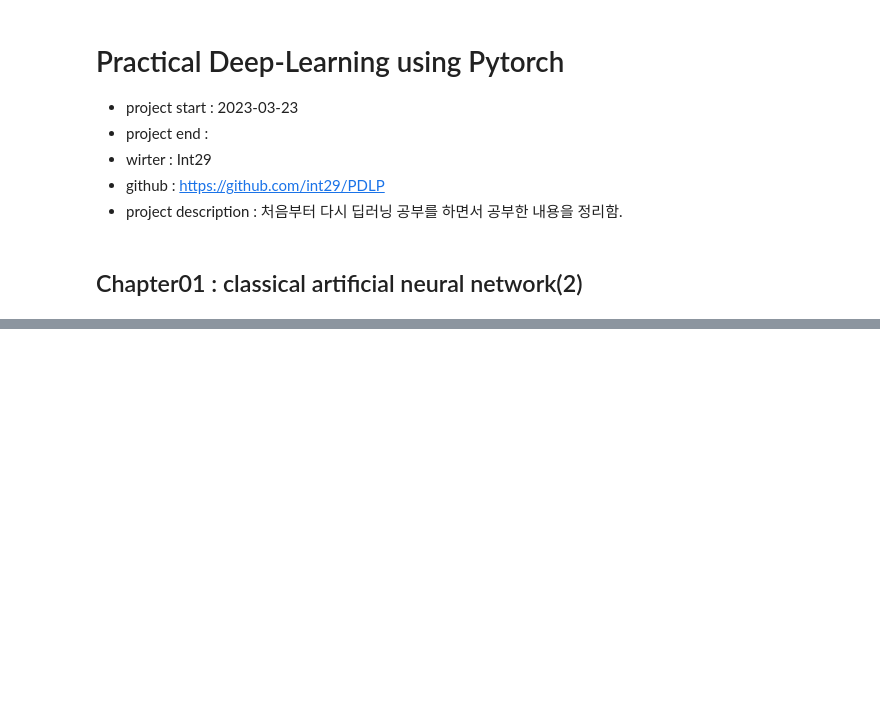
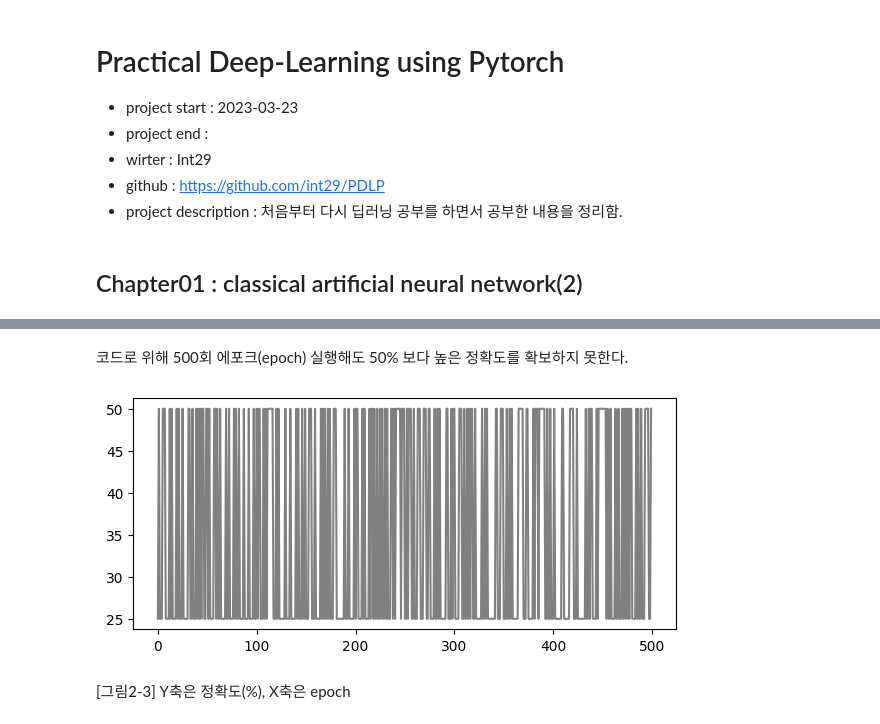
Before and after one commit to int29/PDLP, a Jupyter notebook: ch01_classical_neural_network/02_feed forward neural network.ipynb, the cells around one changed output, grey strips where cells are left out. Saved outputs shown, nothing was run; the diff lists cells and outputs as text; code cells hidden in the pictures; blank space fills up the shorter version.

```diff
--- a/ch01_classical_neural_network/02_feed forward neural network.ipynb
+++ b/ch01_classical_neural_network/02_feed forward neural network.ipynb
@@ -300,5 +9,0 @@ for n in range(0,10):
-# %%
-for n in range(0,20):
-    pct = Perceptron(eta=0.0005, n_iter=n)
-    pct.fit(X,y)
-    print(f'반복횟수 : {n} 회 일 때, 가중치(w)는 {pct.w_} 이고, 편향(b)는 {pct.b_}, 예측결과는 {pct.predict(X)} 입니다.')
@@ -354,17 +9,0 @@ print(f'퍼셉트론이 학습한 편향은 : {pct.b_} 입니다.')
-# %%
-# NAND 문제 데이터 정의
-X = np.array([[0, 0], [0, 1], [1, 0], [1, 1]])
-y = np.array([[1], [1], [1], [0]])
-
-# 퍼셉트론 정의 및 학습, 하이퍼파라미터는 0.05와 100회반복으로 설정
-pct = Perceptron(eta=0.1, n_iter=100)
-pct.fit(X,y)
-
-# 예측
-print(f'예측결과는 {pct.predict(X)} 입니다.')
-
-# 가중치 벡터 확인
-print(f'퍼셉트론이 학습한 가중치는 : {pct.w_} 입니다.')
-
-# 편향 벡터 확인
-print(f'퍼셉트론이 학습한 편향은 : {pct.b_} 입니다.')
@@ -374,0 +25,2 @@ print(f'퍼셉트론이 학습한 편향은 : {pct.b_} 입니다.')
+# %% [markdown]
+코드로 위해 500회 에포크(epoch) 실행해도 50% 보다 높은 정확도를 확보하지 못한다.
@@ -374,0 +55,25 @@ print(f'퍼셉트론이 학습한 편향은 : {pct.b_} 입니다.')
+# %%
+import matplotlib.pyplot as plt
+
+plt.figure(figsize=[7,3])
+
+# XOR데이터 정의
+X = np.array([[0, 0], [0, 1], [1, 0], [1, 1]])
+y = np.array([[0], [1], [1], [0]])
+
+acc_rata_list = []
+for n in range(0,500):
+    pct = Perceptron(eta=0.05, n_iter=n)
+    pct.fit(X,y)
+
+    pred = pct.predict(X)
+    # accuracy
+    acc_rate = int((np.equal(pred, y.reshape(1,4)).mean())*100)
+    acc_rata_list.append(acc_rate)
+
+plt.plot(acc_rata_list, color='gray')
+plt.show()
+# %% [output]
+[figure, added]
+# %% [markdown]
+<span>[그림2-3] Y축은 정확도(%), X축은 epoch</span>
```
Also changed, not shown: parts of 64 cells of this notebook, 1 other file.
